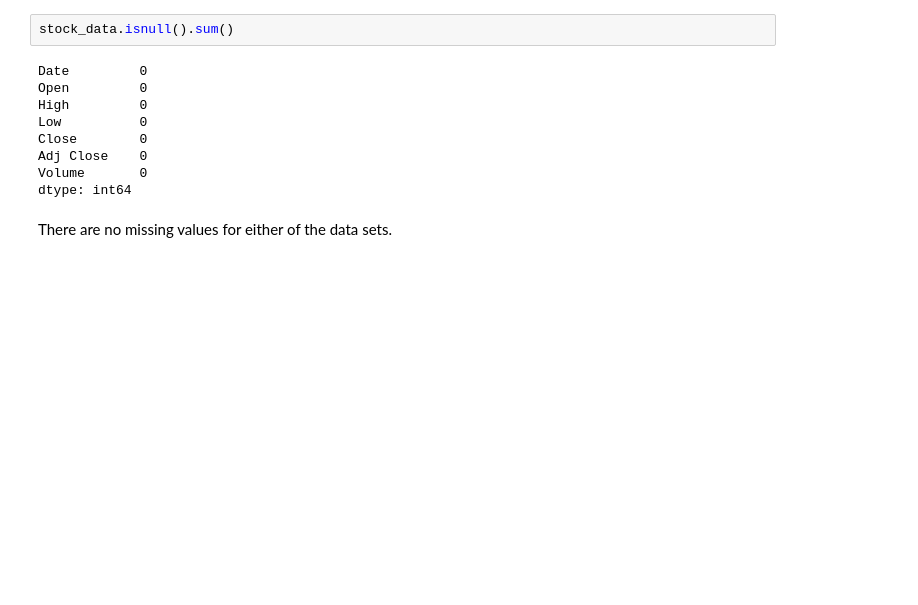
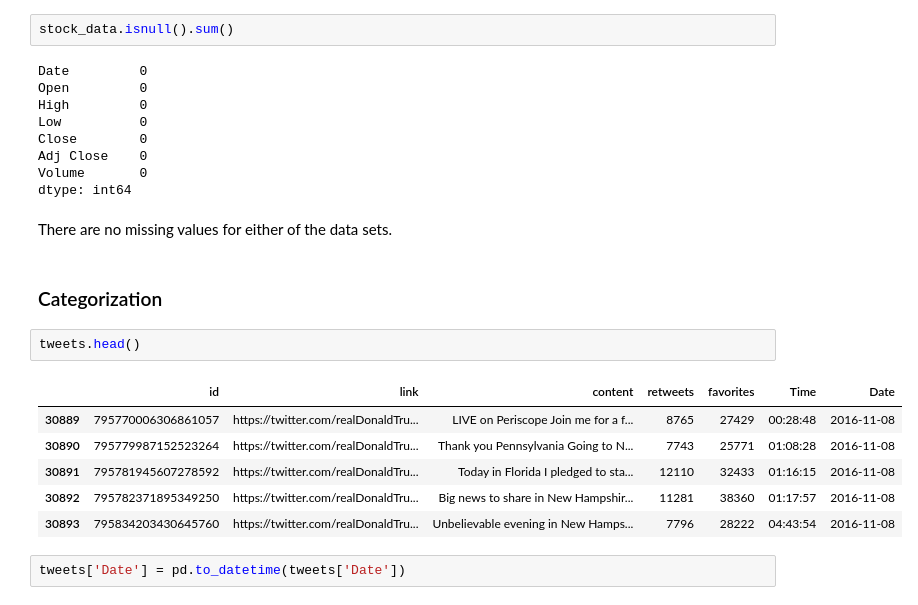
Before and after one commit to cybertraining-dsc/cybertraining-dsc.github.io-v1, a Jupyter notebook: docs/report/fa20-523-307/project/Analysis of Financial Markets based on President Trump's Tweets.ipynb, the cells around one changed output. Drawn from its saved outputs; the diff is of its cells as text; blank space fills up the shorter version.

```diff
--- a/docs/report/fa20-523-307/project/Analysis of Financial Markets based on President Trump's Tweets.ipynb
+++ b/docs/report/fa20-523-307/project/Analysis of Financial Markets based on President Trump's Tweets.ipynb
@@ -255,3 +266,16 @@ Volume       0
 dtype: int64
 # %% [markdown]
 There are no missing values for either of the data sets.
+# %% [markdown]
+### Categorization
+# %%
+tweets.head()
+# %% [output]
+|  | id | link | content | retweets | favorites | Time | Date |
+| 30889 | 795770006306861057 | https://twitter.com/realDonaldTru... | LIVE on Periscope Join me for a f... | 8765 | 27429 | 00:28:48 | 2016-11-08 |
+| 30890 | 795779987152523264 | https://twitter.com/realDonaldTru... | Thank you Pennsylvania Going to N... | 7743 | 25771 | 01:08:28 | 2016-11-08 |
+| 30891 | 795781945607278592 | https://twitter.com/realDonaldTru... | Today in Florida I pledged to sta... | 12110 | 32433 | 01:16:15 | 2016-11-08 |
+| 30892 | 795782371895349250 | https://twitter.com/realDonaldTru... | Big news to share in New Hampshir... | 11281 | 38360 | 01:17:57 | 2016-11-08 |
+| 30893 | 795834203430645760 | https://twitter.com/realDonaldTru... | Unbelievable evening in New Hamps... | 7796 | 28222 | 04:43:54 | 2016-11-08 |
+# %%
+tweets['Date'] = pd.to_datetime(tweets['Date'])
```
Also changed, not shown: parts of 12 cells of this notebook, 5 other files.
